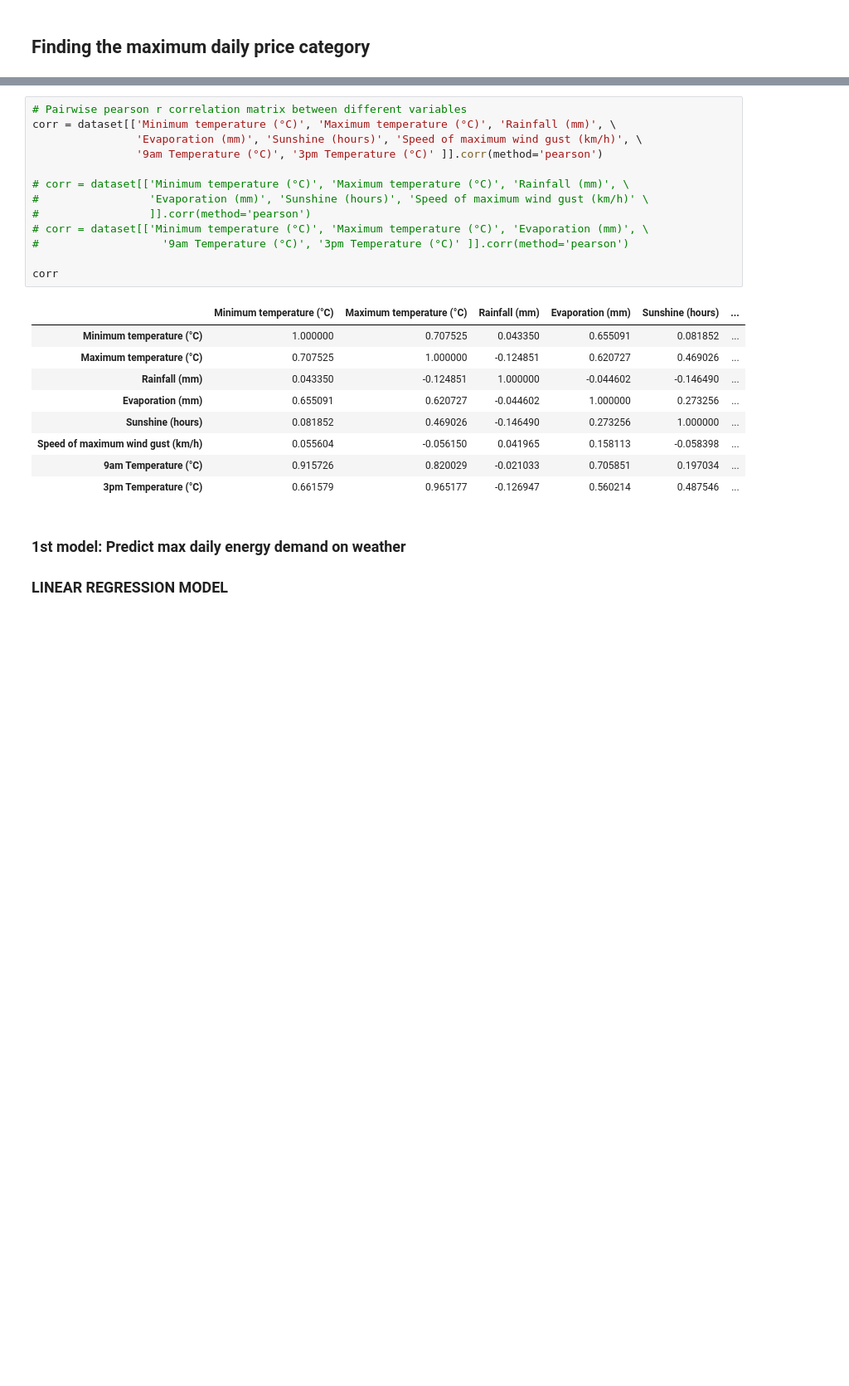
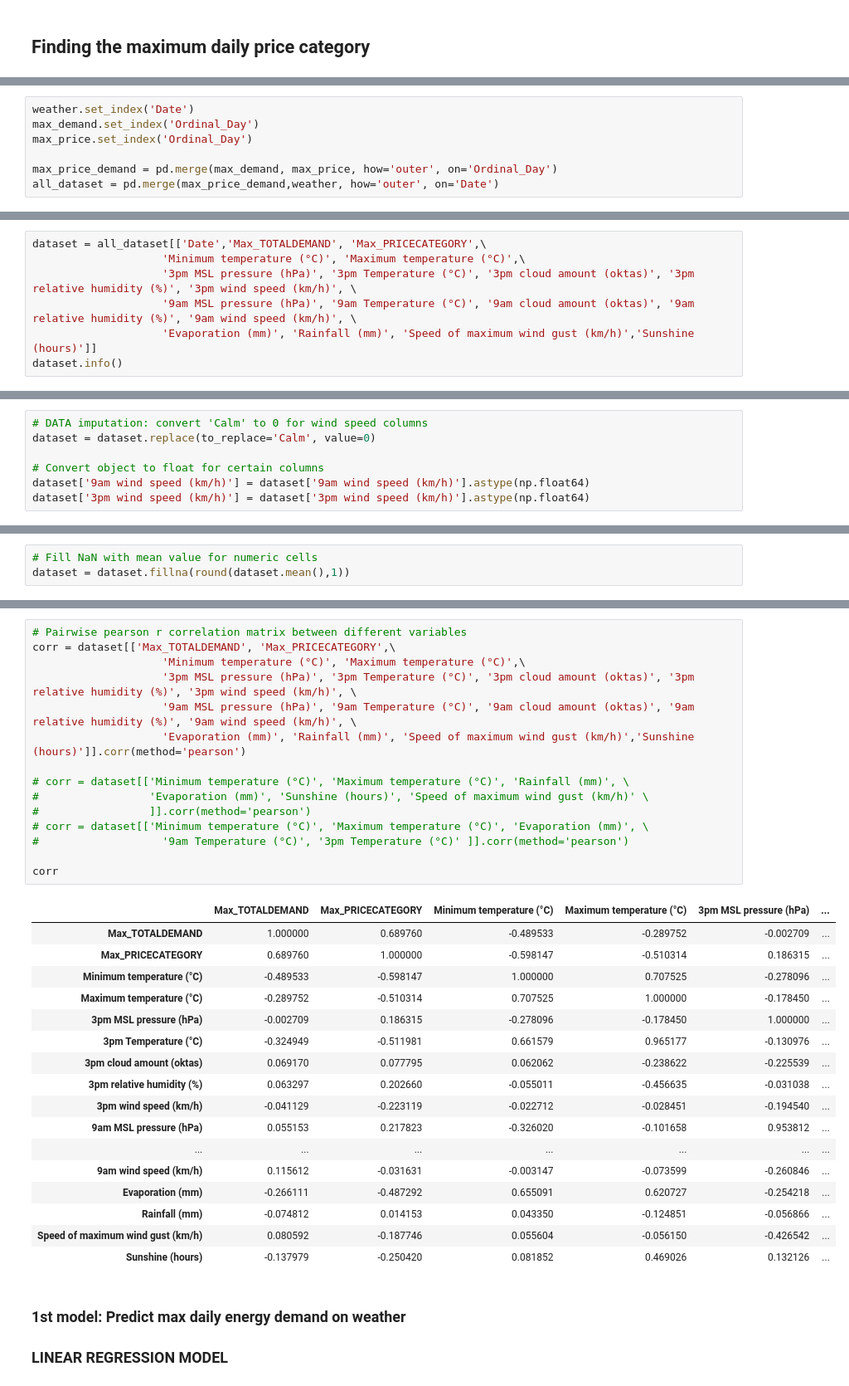
Before and after one commit to Rloanuald/DATA0006_A2_WeatherVsEnergy, a Jupyter notebook: 0.assign2_group2.ipynb, the cells around one changed output, grey strips where cells are left out. Shown: that part at 83% size. Cells and saved outputs as stored; diff of their text form; blank space fills up the shorter version.

```diff
--- a/0.assign2_group2.ipynb
+++ b/0.assign2_group2.ipynb
@@ -129,0 +124,7 @@ dataset.to_csv('all_data.csv',index=False)
+# %%
+weather.set_index('Date')
+max_demand.set_index('Ordinal_Day')
+max_price.set_index('Ordinal_Day')
+
+max_price_demand = pd.merge(max_demand, max_price, how='outer', on='Ordinal_Day')
+all_dataset = pd.merge(max_price_demand,weather, how='outer', on='Date')
@@ -129,0 +136,7 @@ dataset.to_csv('all_data.csv',index=False)
+# %%
+dataset = all_dataset[['Date','Max_TOTALDEMAND', 'Max_PRICECATEGORY',\
+                    'Minimum temperature (°C)', 'Maximum temperature (°C)',\
+                    '3pm MSL pressure (hPa)', '3pm Temperature (°C)', '3pm cloud amount (oktas)', '3pm relative humidity (%)', '3pm wind speed (km/h)', \
+                    '9am MSL pressure (hPa)', '9am Temperature (°C)', '9am cloud amount (oktas)', '9am relative humidity (%)', '9am wind speed (km/h)', \
+                    'Evaporation (mm)', 'Rainfall (mm)', 'Speed of maximum wind gust (km/h)','Sunshine (hours)']]
+dataset.info()
@@ -129,0 +163,7 @@ dataset.to_csv('all_data.csv',index=False)
+# %%
+# DATA imputation: convert 'Calm' to 0 for wind speed columns
+dataset = dataset.replace(to_replace='Calm', value=0)
+
+# Convert object to float for certain columns
+dataset['9am wind speed (km/h)'] = dataset['9am wind speed (km/h)'].astype(np.float64)
+dataset['3pm wind speed (km/h)'] = dataset['3pm wind speed (km/h)'].astype(np.float64)
@@ -129,0 +225,3 @@ dataset.to_csv('all_data.csv',index=False)
+# %%
+# Fill NaN with mean value for numeric cells
+dataset = dataset.fillna(round(dataset.mean(),1))
@@ -130,26 +271,36 @@ dataset.to_csv('all_data.csv',index=False)
 # %%
 # Pairwise pearson r correlation matrix between different variables
-corr = dataset[['Minimum temperature (°C)', 'Maximum temperature (°C)', 'Rainfall (mm)', \
-                'Evaporation (mm)', 'Sunshine (hours)', 'Speed of maximum wind gust (km/h)', \
-                '9am Temperature (°C)', '3pm Temperature (°C)' ]].corr(method='pearson')
+corr = dataset[['Max_TOTALDEMAND', 'Max_PRICECATEGORY',\
+                    'Minimum temperature (°C)', 'Maximum temperature (°C)',\
+                    '3pm MSL pressure (hPa)', '3pm Temperature (°C)', '3pm cloud amount (oktas)', '3pm relative humidity (%)', '3pm wind speed (km/h)', \
+                    '9am MSL pressure (hPa)', '9am Temperature (°C)', '9am cloud amount (oktas)', '9am relative humidity (%)', '9am wind speed (km/h)', \
+                    'Evaporation (mm)', 'Rainfall (mm)', 'Speed of maximum wind gust (km/h)','Sunshine (hours)']].corr(method='pearson')
 
 # corr = dataset[['Minimum temperature (°C)', 'Maximum temperature (°C)', 'Rainfall (mm)', \
 #                 'Evaporation (mm)', 'Sunshine (hours)', 'Speed of maximum wind gust (km/h)' \
 #                 ]].corr(method='pearson')
 # corr = dataset[['Minimum temperature (°C)', 'Maximum temperature (°C)', 'Evaporation (mm)', \
 #                   '9am Temperature (°C)', '3pm Temperature (°C)' ]].corr(method='pearson')
 
 corr
 # %% [output]
-|  | Minimum temperature (°C) | Maximum temperature (°C) | Rainfall (mm) | Evaporation (mm) | Sunshine (hours) | ... |
-| Minimum temperature (°C) | 1.000000 | 0.707525 | 0.043350 | 0.655091 | 0.081852 | ... |
-| Maximum temperature (°C) | 0.707525 | 1.000000 | -0.124851 | 0.620727 | 0.469026 | ... |
-| Rainfall (mm) | 0.043350 | -0.124851 | 1.000000 | -0.044602 | -0.146490 | ... |
-| Evaporation (mm) | 0.655091 | 0.620727 | -0.044602 | 1.000000 | 0.273256 | ... |
-| Sunshine (hours) | 0.081852 | 0.469026 | -0.146490 | 0.273256 | 1.000000 | ... |
-| Speed of maximum wind gust (km/h) | 0.055604 | -0.056150 | 0.041965 | 0.158113 | -0.058398 | ... |
-| 9am Temperature (°C) | 0.915726 | 0.820029 | -0.021033 | 0.705851 | 0.197034 | ... |
-| 3pm Temperature (°C) | 0.661579 | 0.965177 | -0.126947 | 0.560214 | 0.487546 | ... |
+|  | Max_TOTALDEMAND | Max_PRICECATEGORY | Minimum temperature (°C) | Maximum temperature (°C) | 3pm MSL pressure (hPa) | ... |
+| Max_TOTALDEMAND | 1.000000 | 0.689760 | -0.489533 | -0.289752 | -0.002709 | ... |
+| Max_PRICECATEGORY | 0.689760 | 1.000000 | -0.598147 | -0.510314 | 0.186315 | ... |
+| Minimum temperature (°C) | -0.489533 | -0.598147 | 1.000000 | 0.707525 | -0.278096 | ... |
+| Maximum temperature (°C) | -0.289752 | -0.510314 | 0.707525 | 1.000000 | -0.178450 | ... |
+| 3pm MSL pressure (hPa) | -0.002709 | 0.186315 | -0.278096 | -0.178450 | 1.000000 | ... |
+| 3pm Temperature (°C) | -0.324949 | -0.511981 | 0.661579 | 0.965177 | -0.130976 | ... |
+| 3pm cloud amount (oktas) | 0.069170 | 0.077795 | 0.062062 | -0.238622 | -0.225539 | ... |
+| 3pm relative humidity (%) | 0.063297 | 0.202660 | -0.055011 | -0.456635 | -0.031038 | ... |
+| 3pm wind speed (km/h) | -0.041129 | -0.223119 | -0.022712 | -0.028451 | -0.194540 | ... |
+| 9am MSL pressure (hPa) | 0.055153 | 0.217823 | -0.326020 | -0.101658 | 0.953812 | ... |
+| ... | ... | ... | ... | ... | ... | ... |
+| 9am wind speed (km/h) | 0.115612 | -0.031631 | -0.003147 | -0.073599 | -0.260846 | ... |
+| Evaporation (mm) | -0.266111 | -0.487292 | 0.655091 | 0.620727 | -0.254218 | ... |
+| Rainfall (mm) | -0.074812 | 0.014153 | 0.043350 | -0.124851 | -0.056866 | ... |
+| Speed of maximum wind gust (km/h) | 0.080592 | -0.187746 | 0.055604 | -0.056150 | -0.426542 | ... |
+| Sunshine (hours) | -0.137979 | -0.250420 | 0.081852 | 0.469026 | 0.132126 | ... |
 # %% [markdown]
 ### 1st model: Predict max daily energy demand on weather
 ### LINEAR REGRESSION MODEL
```
Also changed, not shown: parts of 28 cells of this notebook.
